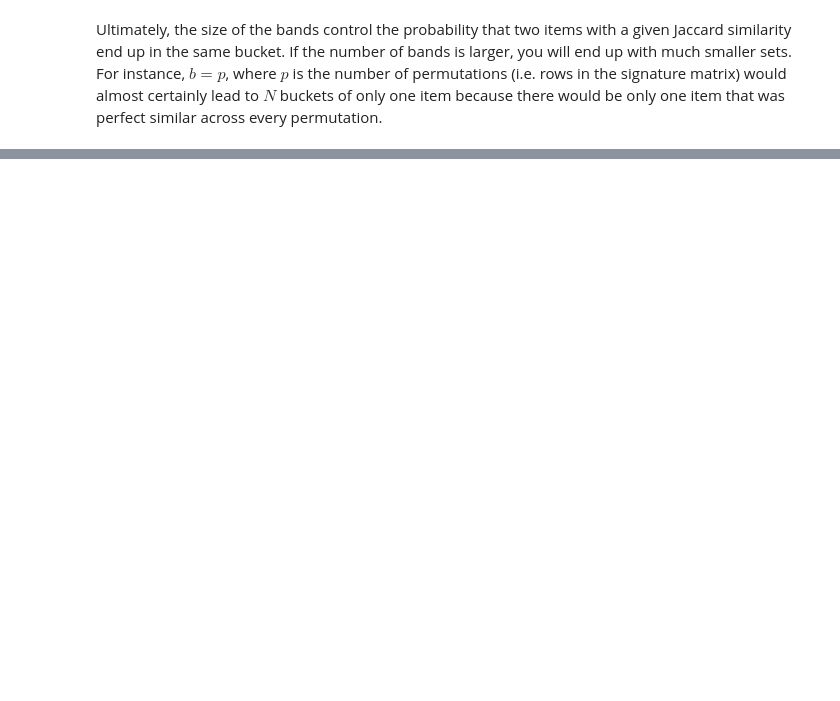
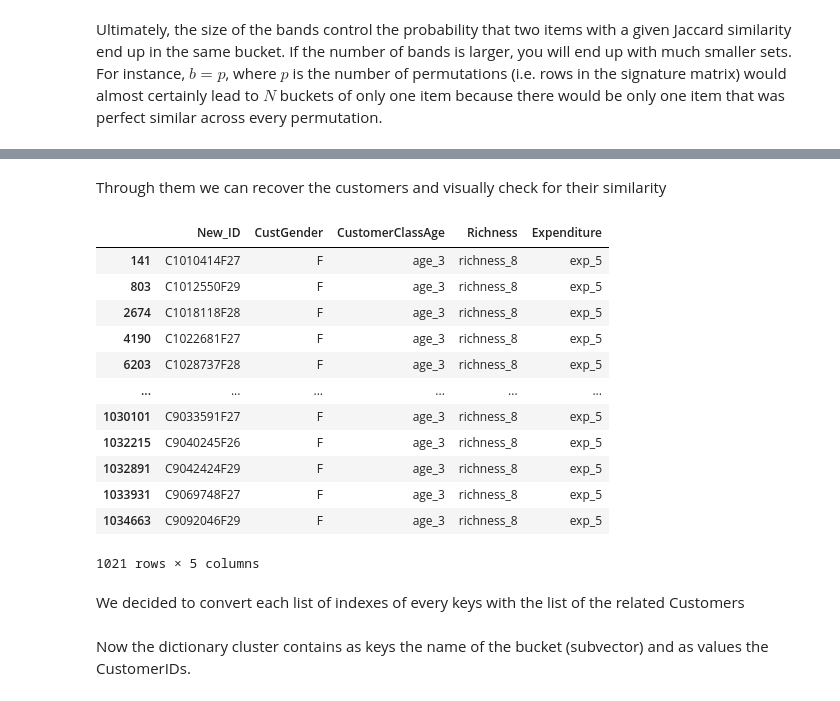
Before and after one commit to Gianlufrez/ADM_HW4, a Jupyter notebook: Last_update_part_2.ipynb, the cells around one changed output, grey strips where cells are left out. Cells and saved outputs as stored; diff of their text form; code cells hidden in the pictures; blank space fills up the shorter version.

```diff
--- a/Last_update_part_2.ipynb
+++ b/Last_update_part_2.ipynb
@@ -104,5 +104,5 @@ Now we can build a sparse matrix with all the encoded transaction:
 # %%
-shingle_matrix = np.zeros((1041144, 40), dtype = int)
+shingle_matrix = np.zeros((1034952, 40), dtype = int)
 
 for i in tq(range(len(df))):
     # Append the one hot vectors as rows
@@ -124,6 +130,6 @@ From the Shingle Matrix, we will now create the signature matrix by doing the fo
 # %%
-n_permutations = 12
-signature_matrix = np.zeros((12, shingle_matrix.shape[1]), dtype = int)
+n_permutations = 20
+signature_matrix = np.zeros((20, shingle_matrix.shape[1]), dtype = int)
 # %%
 for i in tq(range(n_permutations)):
     # 1. Shuffle rows
@@ -147,4 +183,4 @@ The example signature matrix below is divided into $b$ bands of $r$ rows each, a
 # %% [markdown]
 Ultimately, the size of the bands control the probability that two items with a given Jaccard similarity end up in the same bucket. If the number of bands is larger, you will end up with much smaller sets. For instance, $b = p$, where $p$ is the number of permutations (i.e. rows in the signature matrix) would almost certainly lead to $N$ buckets of only one item because there would be only one item that was perfect similar across every permutation.
 # %%
-b = 2
+b = 4
@@ -152,0 +199,32 @@ number_of_rows =
+# %%
+indexes = list(range(signature_matrix.shape[1])) #create a list of indexes
+
+signature_matrix_transposed = signature_matrix.T #transpose the matrix to get subvectors column
+
+cluster = {} #initialize the dictionary containing as keys the subvector and as values the indexes of the customer
+
+for i in tq(range(0, signature_matrix.shape[0], b)):  #iterate over the row with step size equal to bandsize
+
+    #take the subvector of dimension i, i+b (band size) from the column
+    mini_vectors = signature_matrix_transposed[:, i:i+b]
+
+    # sorts the subvectors associated to the indexes to maintain the relationship with the index of the customers.
+    # We use a tuple instead of a list because tuples can be hashable and therefore
+    # usable as keys for dictionaries. In this way we will have the same subvector as neighbors
+
+    c = [(i, tuple(v)) for v, i in sorted(zip(mini_vectors.tolist(), indexes))]
+
+    curr_vector = c[0][1] #take the subvector from the tuple composed by index and subvector
+
+    #Now we have equal subvector as neighbor, so we can iterate over these groups of equal subvector
+    for i, v in c:
+
+        if v not in cluster: #if the subvector is not a key in the cluster --> initialize it
+
+            cluster[v] = []
+
+        if curr_vector != v: #when the iteration go over the group of equal subvector updtate the current vector
+
+            curr_vector = v
+
+        cluster[v].append(i) #append as values the indexes
@@ -152,0 +259,20 @@ number_of_rows =
+# %% [markdown]
+Through them we can recover the customers and visually check for their similarity
+# %%
+df.loc[cluster[(1, 1, 5, 13)]]
+# %% [output]
+|  | New_ID | CustGender | CustomerClassAge | Richness | Expenditure |
+| 141 | C1010414F27 | F | age_3 | richness_8 | exp_5 |
+| 803 | C1012550F29 | F | age_3 | richness_8 | exp_5 |
+| 2674 | C1018118F28 | F | age_3 | richness_8 | exp_5 |
+| 4190 | C1022681F27 | F | age_3 | richness_8 | exp_5 |
+| 6203 | C1028737F28 | F | age_3 | richness_8 | exp_5 |
+| ... | ... | ... | ... | ... | ... |
+| 1030101 | C9033591F27 | F | age_3 | richness_8 | exp_5 |
+| 1032215 | C9040245F26 | F | age_3 | richness_8 | exp_5 |
+| 1032891 | C9042424F29 | F | age_3 | richness_8 | exp_5 |
+| 1033931 | C9069748F27 | F | age_3 | richness_8 | exp_5 |
+| 1034663 | C9092046F29 | F | age_3 | richness_8 | exp_5 |
+1021 rows × 5 columns
+# %% [markdown]
+We decided to convert each list of indexes of every keys with the list of the related Customers
@@ -152,0 +283,2 @@ number_of_rows =
+# %% [markdown]
+Now the dictionary cluster contains as keys the name of the bucket (subvector) and as values the CustomerIDs.
```
Also changed, not shown: parts of 41 cells of this notebook, 2 other files.
